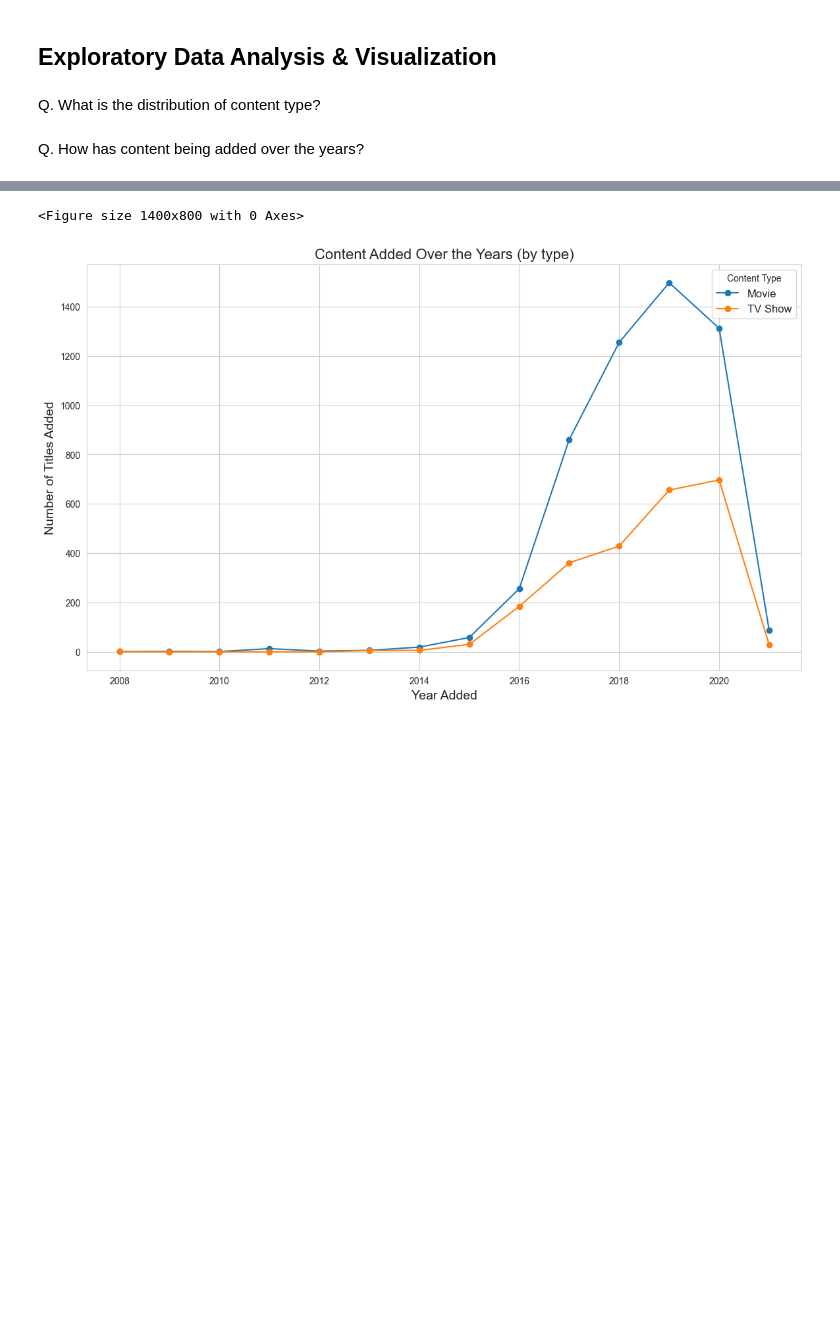
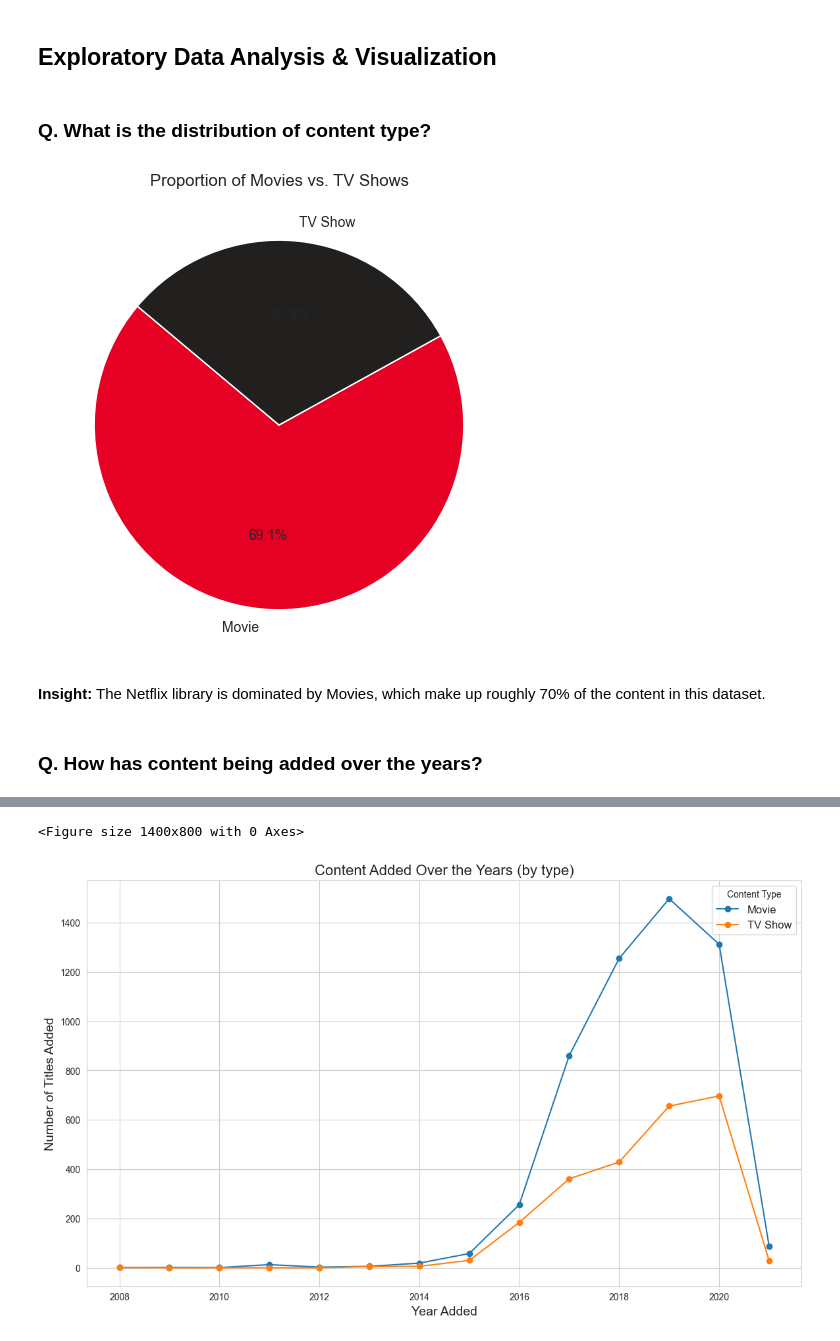
Before and after one commit to eshagarwal/21-Projects-21-Days-ML-Deep-Learning-GenAI-GFG, a Jupyter notebook: DAY 2/netflix.ipynb, the cells around one changed output, grey strips where cells are left out. Drawn from its saved outputs; the diff is of its cells as text; code cells hidden in the pictures; blank space fills up the shorter version.

```diff
--- a/DAY 2/netflix.ipynb
+++ b/DAY 2/netflix.ipynb
@@ -150,9 +166,18 @@ netflix_df.head(1)
 # %% [markdown]
 ## Exploratory Data Analysis & Visualization
 # %% [markdown]
-Q. What is the distribution of content type?
+### Q. What is the distribution of content type?
 # %%
-plt.figure(figsize = (8,6))
+plt.figure(figsize=(8, 6))
+type_counts = netflix_df['type'].value_counts()
+plt.pie(type_counts, labels=type_counts.index, autopct='%1.1f%%', startangle=140, colors=['#e60023', '#221f1f'])
+plt.title('Proportion of Movies vs. TV Shows')
+plt.ylabel('')
+plt.show()
+# %% [output]
+[figure, added]
+# %% [markdown]
+**Insight:** The Netflix library is dominated by Movies, which make up roughly 70% of the content in this dataset.
 # %% [markdown]
-Q. How has content being added over the years?
+### Q. How has content being added over the years?
 # %%
```
Also changed, not shown: parts of 50 cells of this notebook.
